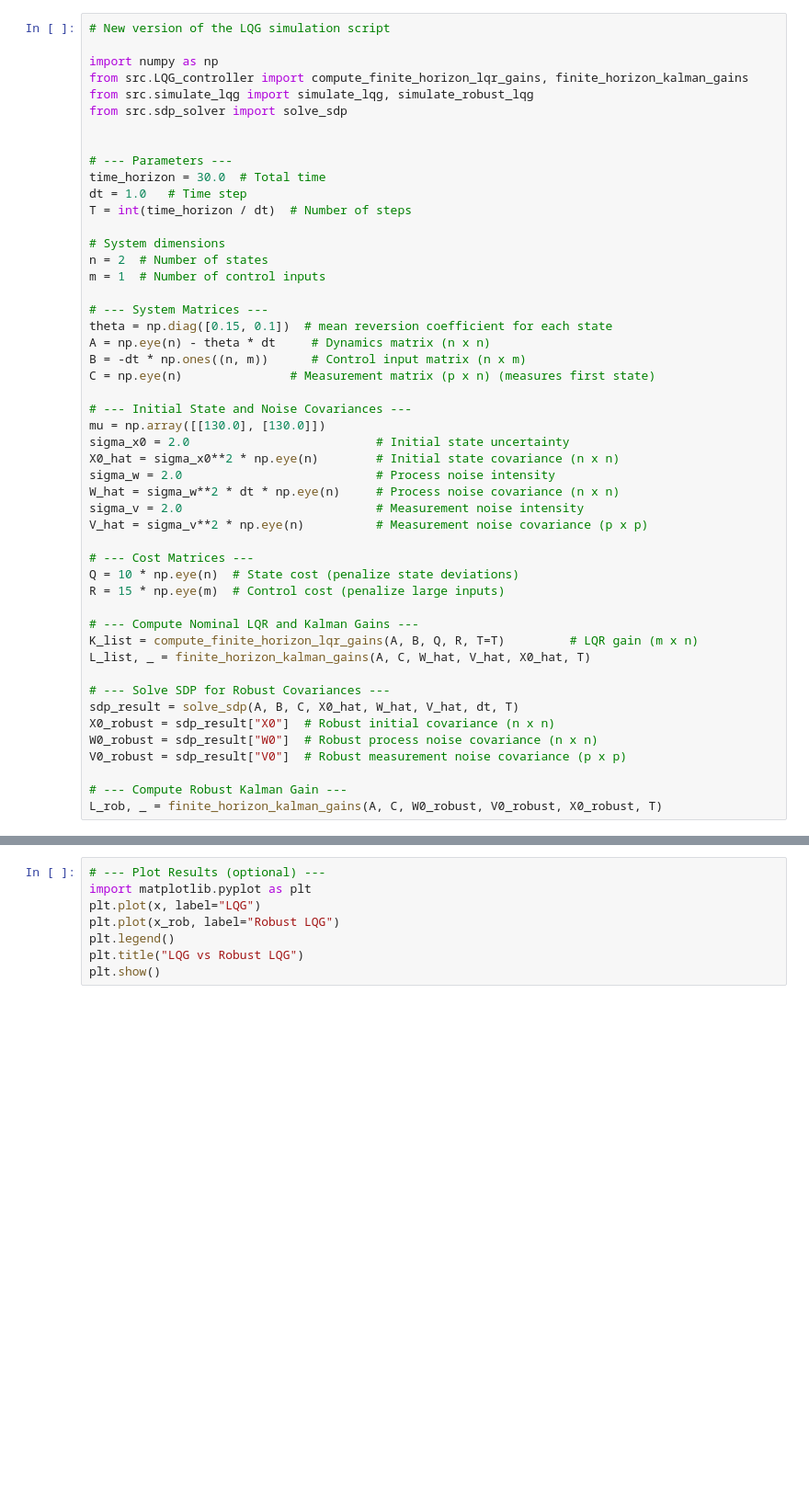
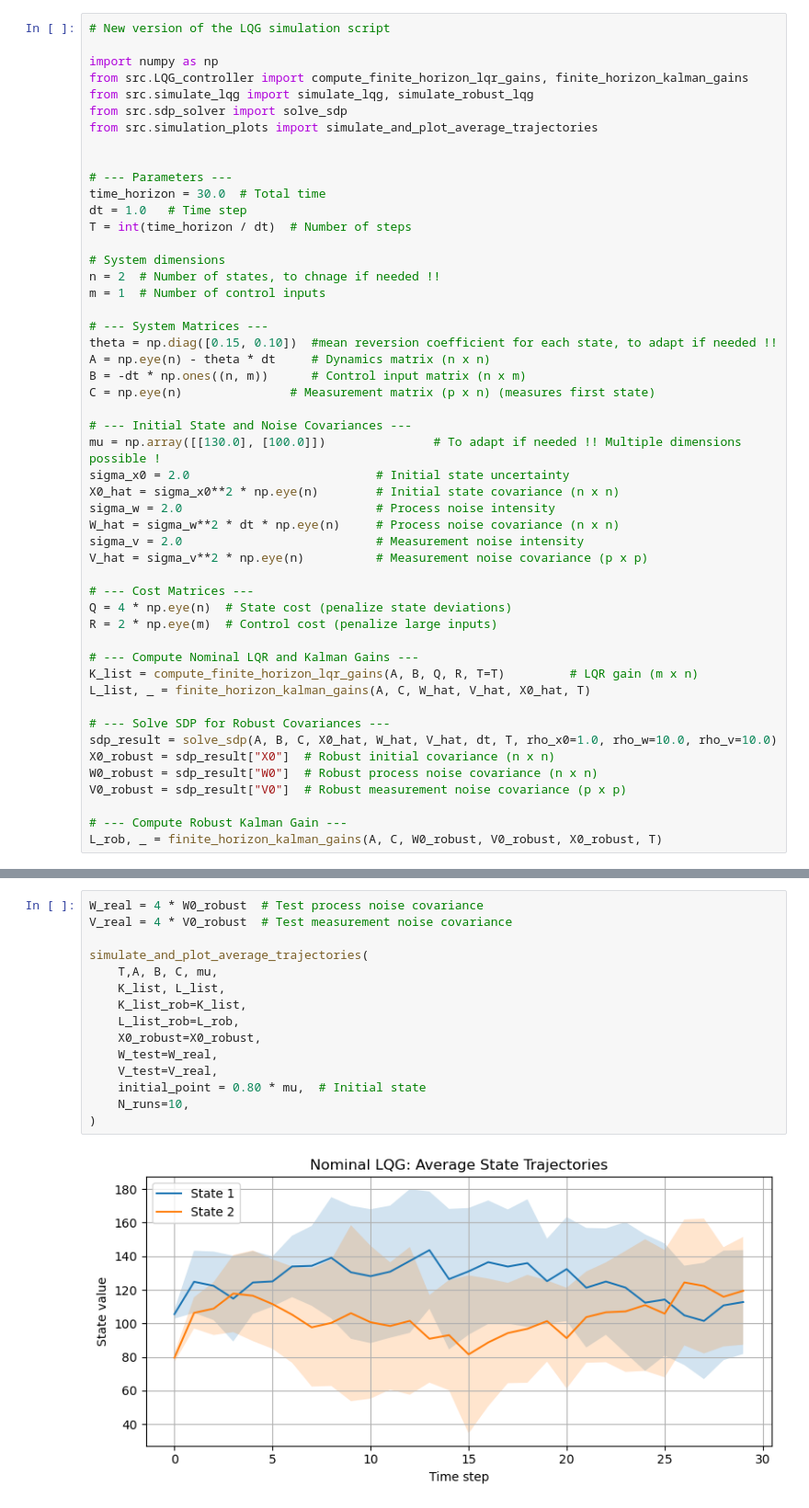
Before and after one commit to AkselAcar/robust-LQG-portfolio-optimization, a Jupyter notebook: main.ipynb, the cells around one changed output, grey strips where cells are left out. Shown at 92% size. Cells and saved outputs as stored; diff of their text form; blank space fills up the shorter version.

Commit message:
added the simulation plotting with the test noise

```diff
--- a/main.ipynb
+++ b/main.ipynb
@@ -5,6 +5,7 @@ import numpy as np
 from src.LQG_controller import compute_finite_horizon_lqr_gains, finite_horizon_kalman_gains
 from src.simulate_lqg import simulate_lqg, simulate_robust_lqg
 from src.sdp_solver import solve_sdp
+from src.simulation_plots import simulate_and_plot_average_trajectories
 
 
 # --- Parameters ---
@@ -13,17 +14,17 @@ dt = 1.0   # Time step
 T = int(time_horizon / dt)  # Number of steps
 
 # System dimensions
-n = 2  # Number of states
+n = 2  # Number of states, to chnage if needed !!
 m = 1  # Number of control inputs
 
 # --- System Matrices ---
-theta = np.diag([0.15, 0.1])  #	mean reversion coefficient for each state
+theta = np.diag([0.15, 0.10])  #mean reversion coefficient for each state, to adapt if needed !!
 A = np.eye(n) - theta * dt     # Dynamics matrix (n x n)
 B = -dt * np.ones((n, m))      # Control input matrix (n x m)
 C = np.eye(n)               # Measurement matrix (p x n) (measures first state)
 
 # --- Initial State and Noise Covariances ---
-mu = np.array([[130.0], [130.0]])
+mu = np.array([[130.0], [100.0]]) 		        # To adapt if needed !! Multiple dimensions possible !
 sigma_x0 = 2.0                     		# Initial state uncertainty
 X0_hat = sigma_x0**2 * np.eye(n)   		# Initial state covariance (n x n)
 sigma_w = 2.0                      		# Process noise intensity
@@ -32,15 +33,15 @@ sigma_v = 2.0                       	# Measurement noise intensity
 V_hat = sigma_v**2 * np.eye(n)      	# Measurement noise covariance (p x p)
 
 # --- Cost Matrices ---
-Q = 10 * np.eye(n)  # State cost (penalize state deviations)
-R = 15 * np.eye(m)  # Control cost (penalize large inputs)
+Q = 4 * np.eye(n)  # State cost (penalize state deviations)
+R = 2 * np.eye(m)  # Control cost (penalize large inputs)
 
 # --- Compute Nominal LQR and Kalman Gains ---
 K_list = compute_finite_horizon_lqr_gains(A, B, Q, R, T=T)         # LQR gain (m x n)
 L_list, _ = finite_horizon_kalman_gains(A, C, W_hat, V_hat, X0_hat, T)
 
 # --- Solve SDP for Robust Covariances ---
-sdp_result = solve_sdp(A, B, C, X0_hat, W_hat, V_hat, dt, T)
+sdp_result = solve_sdp(A, B, C, X0_hat, W_hat, V_hat, dt, T, rho_x0=1.0, rho_w=10.0, rho_v=10.0)
 X0_robust = sdp_result["X0"]  # Robust initial covariance (n x n)
 W0_robust = sdp_result["W0"]  # Robust process noise covariance (n x n)
 V0_robust = sdp_result["V0"]  # Robust measurement noise covariance (p x p)
@@ -135,8 +70,17 @@ ValueError: could not broadcast input array from shape (2,1) into shape (2,)
 # %%
-# --- Plot Results (optional) ---
-import matplotlib.pyplot as plt
-plt.plot(x, label="LQG")
-plt.plot(x_rob, label="Robust LQG")
-plt.legend()
-plt.title("LQG vs Robust LQG")
-plt.show()
+W_real = 4 * W0_robust  # Test process noise covariance
+V_real = 4 * V0_robust  # Test measurement noise covariance
+
+simulate_and_plot_average_trajectories(
+    T,A, B, C, mu,
+    K_list, L_list,
+    K_list_rob=K_list,
+    L_list_rob=L_rob,
+    X0_robust=X0_robust,
+    W_test=W_real,
+    V_test=V_real,
+    initial_point = 0.80 * mu,  # Initial state
+    N_runs=10,
+)
+# %% [output]
+[figure, added]
```
Also changed, not shown: parts of 5 cells of this notebook, 3 other files.
